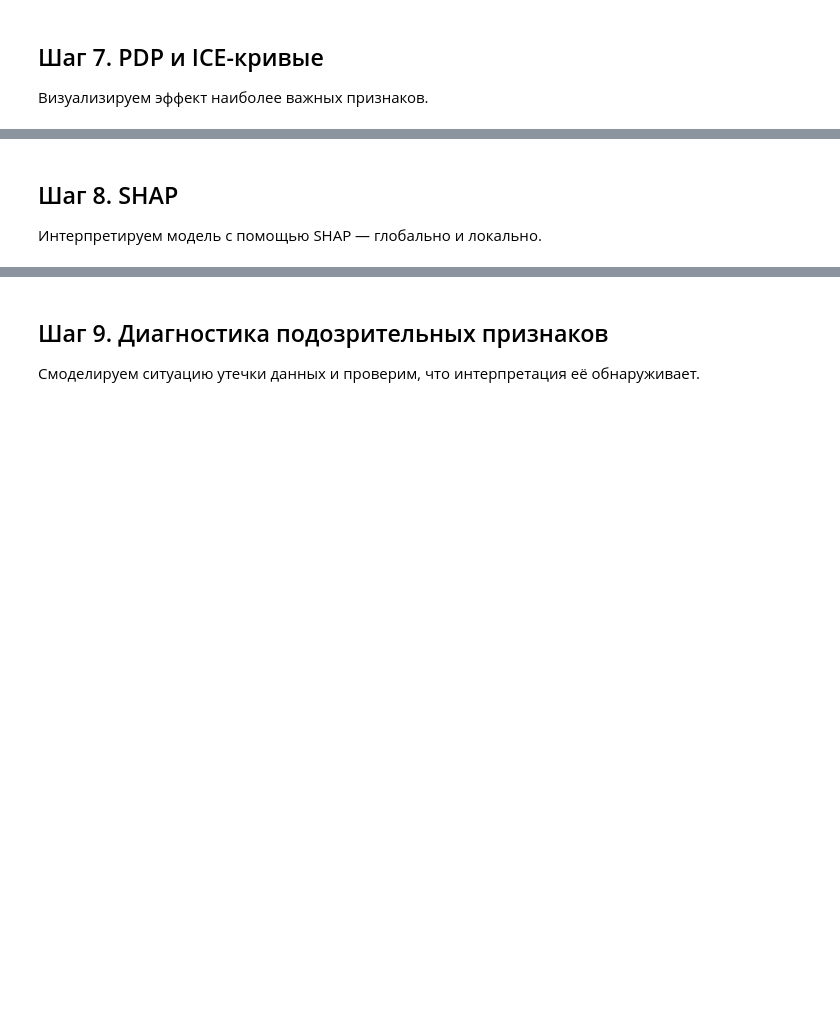
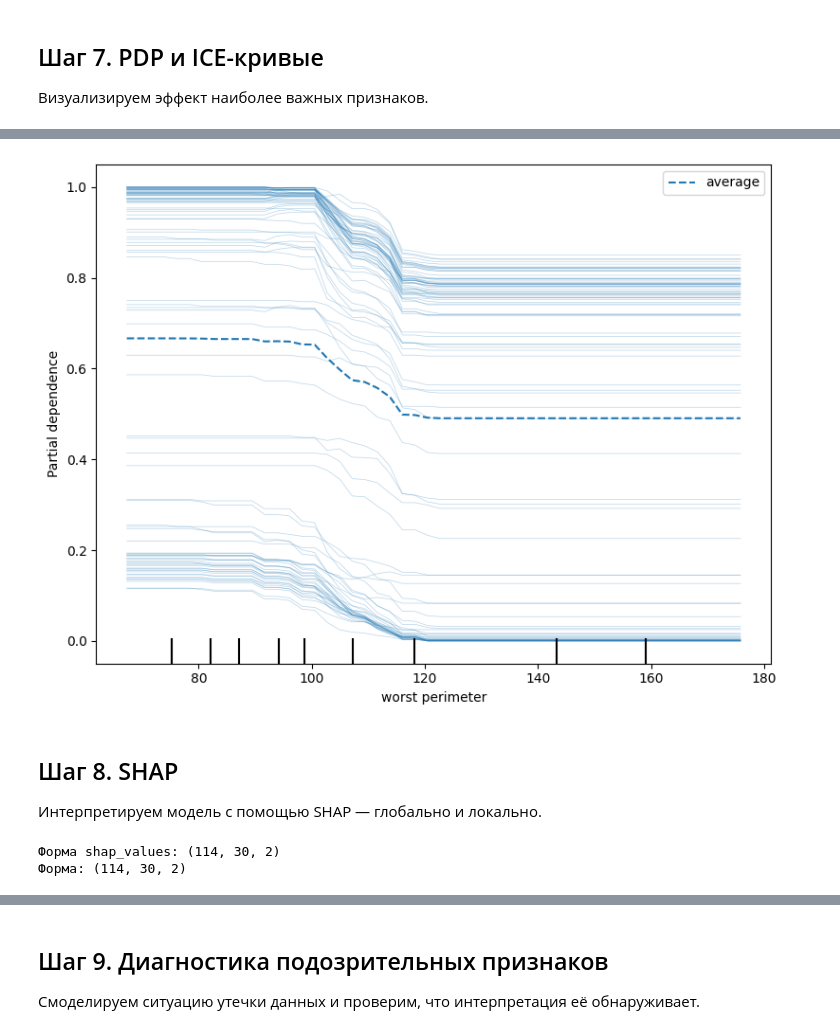
Before and after one commit to curseofuselessness/ml-course-homeworks, a Jupyter notebook: hw11_HyperParameters/hp_interp_practice_student.ipynb, the cells around one changed output, grey strips where cells are left out. Cells and saved outputs as stored; diff of their text form; code cells hidden in the pictures; blank space fills up the shorter version.

```diff
--- a/hw11_HyperParameters/hp_interp_practice_student.ipynb
+++ b/hw11_HyperParameters/hp_interp_practice_student.ipynb
@@ -330,11 +434,27 @@ plt.show()
 # %%
 # ╔══════════════════════════════════════════════════════════════╗
 # ║  ЗАДАНИЕ 7б: Постройте ICE-кривые для самого важного признака║
 # ║  Используйте kind='both' (PDP + все ICE на одном графике)   ║
 # ║  Вопрос: однороден ли эффект для всех объектов?              ║
 # ╚══════════════════════════════════════════════════════════════╝
+top1_idx = np.argsort(pi_result['importances_mean'])[::-1][0]
 
-# YOUR CODE HERE
+fig, ax = plt.subplots(figsize=(8, 6))
+
+PartialDependenceDisplay.from_estimator(
+    best_rf,
+    X_test,
+    features=[top1_idx],          # самый важный признак
+    kind='both',                  # PDP + все ICE на одном графике
+    ax=ax,
+    grid_resolution=50,
+    subsample=100                 # ограничиваем количество ICE-линий (для читаемости)
+)
+
+plt.tight_layout()
+plt.show()
+# %% [output]
+[figure, added]
 # %% [markdown]
 ## Шаг 8. SHAP
 
@@ -351,6 +471,21 @@ import shap
 # ║  Выведите форму массива shap_values                          ║
 # ╚══════════════════════════════════════════════════════════════╝
 
-# YOUR CODE HERE
-# explainer = ...
-# shap_values = ...
+# Создаём TreeExplainer для Random Forest
+explainer = shap.TreeExplainer(best_rf)
+
+# Вычисляем SHAP-значения для тестовой выборки
+shap_values = explainer.shap_values(X_test)
+
+
+print("Форма shap_values:", shap_values.shape if hasattr(shap_values, 'shape') else len(shap_values))
+
+if isinstance(shap_values, list):
+    print(f"Количество классов: {len(shap_values)}")
+    for i, arr in enumerate(shap_values):
+        print(f"  shap_values для класса {i}: {arr.shape}")
+else:
+    print(f"Форма: {shap_values.shape}")
+# %% [output]
+Форма shap_values: (114, 30, 2)
+Форма: (114, 30, 2)
```
Also changed, not shown: parts of 9 cells of this notebook.
